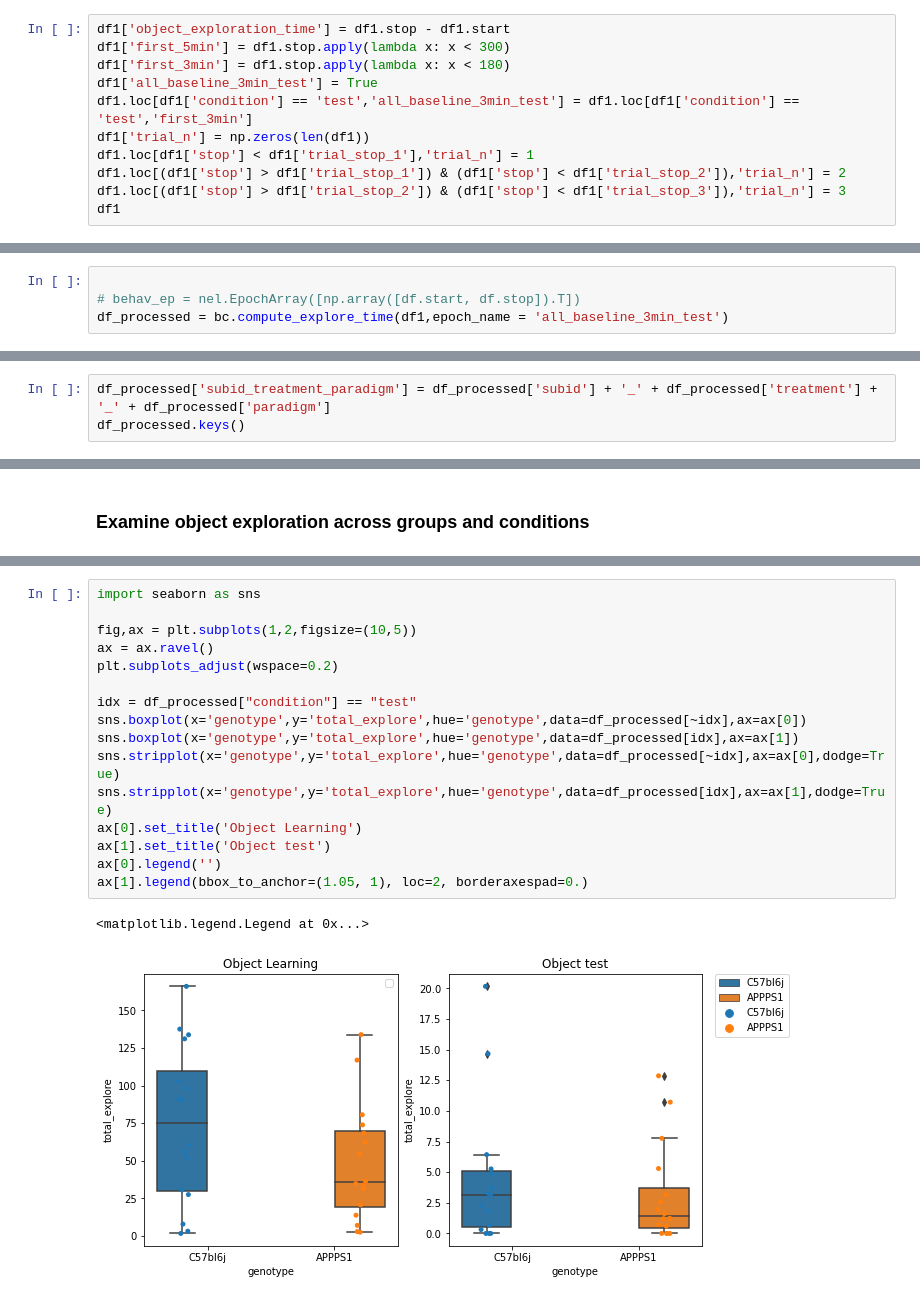
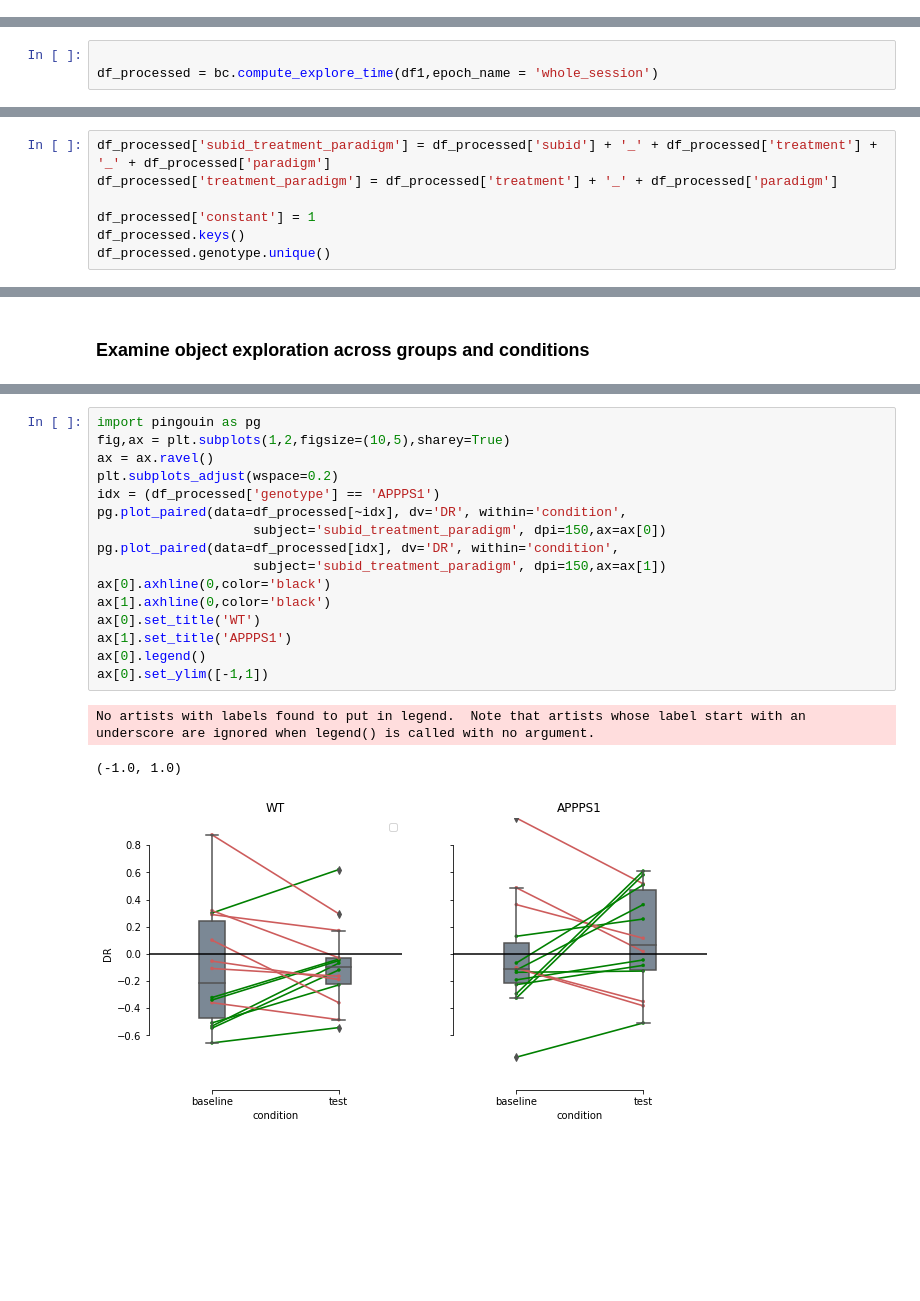
Before and after one commit to lolaBerkowitz/SNLab_ephys, a Jupyter notebook: behavior/process_behavior_coding_output.ipynb, the cells around one changed output, grey strips where cells are left out. Drawn from its saved outputs; the diff is of its cells as text; blank space fills up the shorter version.

Commit message:
working edits removed tests of functions that were added to process_behavior_coding.py

```diff
--- a/behavior/process_behavior_coding_output.ipynb
+++ b/behavior/process_behavior_coding_output.ipynb
@@ -102,11 +57,0 @@ df1= bc.frames_to_seconds(df_visit, fs = 60)
-# %%
-df1['object_exploration_time'] = df1.stop - df1.start
-df1['first_5min'] = df1.stop.apply(lambda x: x < 300)
-df1['first_3min'] = df1.stop.apply(lambda x: x < 180)
-df1['all_baseline_3min_test'] = True
-df1.loc[df1['condition'] == 'test','all_baseline_3min_test'] = df1.loc[df1['condition'] == 'test','first_3min']
-df1['trial_n'] = np.zeros(len(df1))
-df1.loc[df1['stop'] < df1['trial_stop_1'],'trial_n'] = 1
-df1.loc[(df1['stop'] > df1['trial_stop_1']) & (df1['stop'] < df1['trial_stop_2']),'trial_n'] = 2
-df1.loc[(df1['stop'] > df1['trial_stop_2']) & (df1['stop'] < df1['trial_stop_3']),'trial_n'] = 3
-df1
@@ -128,8 +70,7 @@ df1
 ### Compute discrimination ratio for trials, and first 3 and 5 minutes of 20min test trial
 # %%
 
-# behav_ep = nel.EpochArray([np.array([df.start, df.stop]).T])
-df_processed = bc.compute_explore_time(df1,epoch_name = 'all_baseline_3min_test')
+df_processed = bc.compute_explore_time(df1,epoch_name = 'whole_session')
 # %% [output]
 day06_OLbase_hpc04
 day06_OLtest_hpc04
@@ -151,4 +94,8 @@ hpc10_OLtest_day52-07202022150645
 # %%
 df_processed['subid_treatment_paradigm'] = df_processed['subid'] + '_' + df_processed['treatment'] + '_' + df_processed['paradigm']
+df_processed['treatment_paradigm'] = df_processed['treatment'] + '_' + df_processed['paradigm']
+
+df_processed['constant'] = 1
 df_processed.keys()
+df_processed.genotype.unique()
 # %% [output]
@@ -161,19 +322,20 @@ Index(['file', 'subid', 'exposure', 'genotype', 'vidname', 'condition',
 # %%
-import seaborn as sns
-
-fig,ax = plt.subplots(1,2,figsize=(10,5))
+import pingouin as pg
+fig,ax = plt.subplots(1,2,figsize=(10,5),sharey=True)
 ax = ax.ravel()
 plt.subplots_adjust(wspace=0.2)
-
-idx = df_processed["condition"] == "test"
-sns.boxplot(x='genotype',y='total_explore',hue='genotype',data=df_processed[~idx],ax=ax[0])
-sns.boxplot(x='genotype',y='total_explore',hue='genotype',data=df_processed[idx],ax=ax[1])
-sns.stripplot(x='genotype',y='total_explore',hue='genotype',data=df_processed[~idx],ax=ax[0],dodge=True)
-sns.stripplot(x='genotype',y='total_explore',hue='genotype',data=df_processed[idx],ax=ax[1],dodge=True)
-ax[0].set_title('Object Learning')
-ax[1].set_title('Object test')
-ax[0].legend('')
-ax[1].legend(bbox_to_anchor=(1.05, 1), loc=2, borderaxespad=0.)
+idx = (df_processed['genotype'] == 'APPPS1')
+pg.plot_paired(data=df_processed[~idx], dv='DR', within='condition',
+                    subject='subid_treatment_paradigm', dpi=150,ax=ax[0])
+pg.plot_paired(data=df_processed[idx], dv='DR', within='condition',
+                    subject='subid_treatment_paradigm', dpi=150,ax=ax[1])
+ax[0].axhline(0,color='black')
+ax[1].axhline(0,color='black')
+ax[0].set_title('WT')
+ax[1].set_title('APPPS1')
+ax[0].legend()
+ax[0].set_ylim([-1,1])
 # %% [output]
-<matplotlib.legend.Legend at 0x...>
+No artists with labels found to put in legend.  Note that artists whose label start with an underscore are ignored when legend() is called with no argument.
+(-1.0, 1.0)
-[figure, old version]
+[figure, new version]
```
Also changed, not shown: parts of 22 cells of this notebook.
